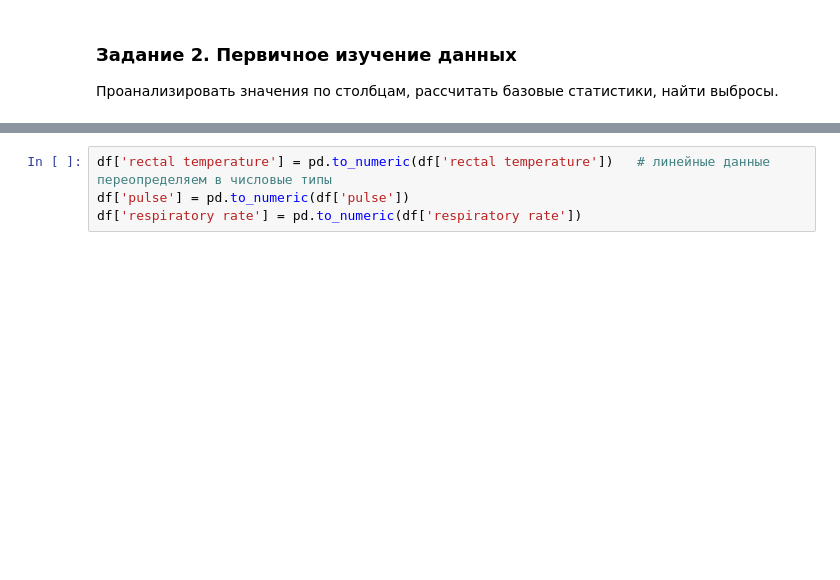
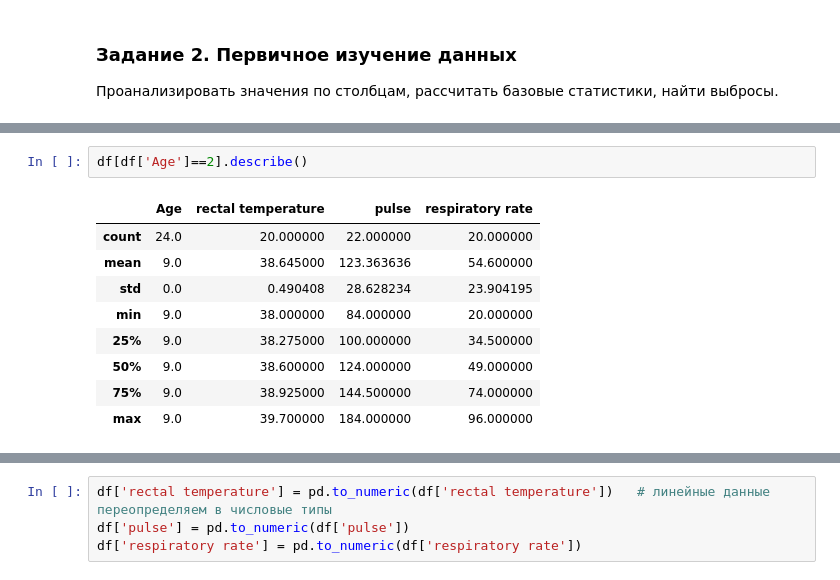
Before and after one commit to andreychnv/PYDA-22, a Jupyter notebook: stpy-22/dz1/Untitled.ipynb, the cells around one changed output, grey strips where cells are left out. Drawn from its saved outputs; the diff is of its cells as text; blank space fills up the shorter version.

```diff
--- a/stpy-22/dz1/Untitled.ipynb
+++ b/stpy-22/dz1/Untitled.ipynb
@@ -37,0 +96,12 @@ memory usage: 18.9+ KB
+# %%
+df[df['Age']==2].describe()
+# %% [output]
+|  | Age | rectal temperature | pulse | respiratory rate |
+| count | 24.0 | 20.000000 | 22.000000 | 20.000000 |
+| mean | 9.0 | 38.645000 | 123.363636 | 54.600000 |
+| std | 0.0 | 0.490408 | 28.628234 | 23.904195 |
+| min | 9.0 | 38.000000 | 84.000000 | 20.000000 |
+| 25% | 9.0 | 38.275000 | 100.000000 | 34.500000 |
+| 50% | 9.0 | 38.600000 | 124.000000 | 49.000000 |
+| 75% | 9.0 | 38.925000 | 144.500000 | 74.000000 |
+| max | 9.0 | 39.700000 | 184.000000 | 96.000000 |
```
Also changed, not shown: parts of 21 cells of this notebook, 2 other files.
